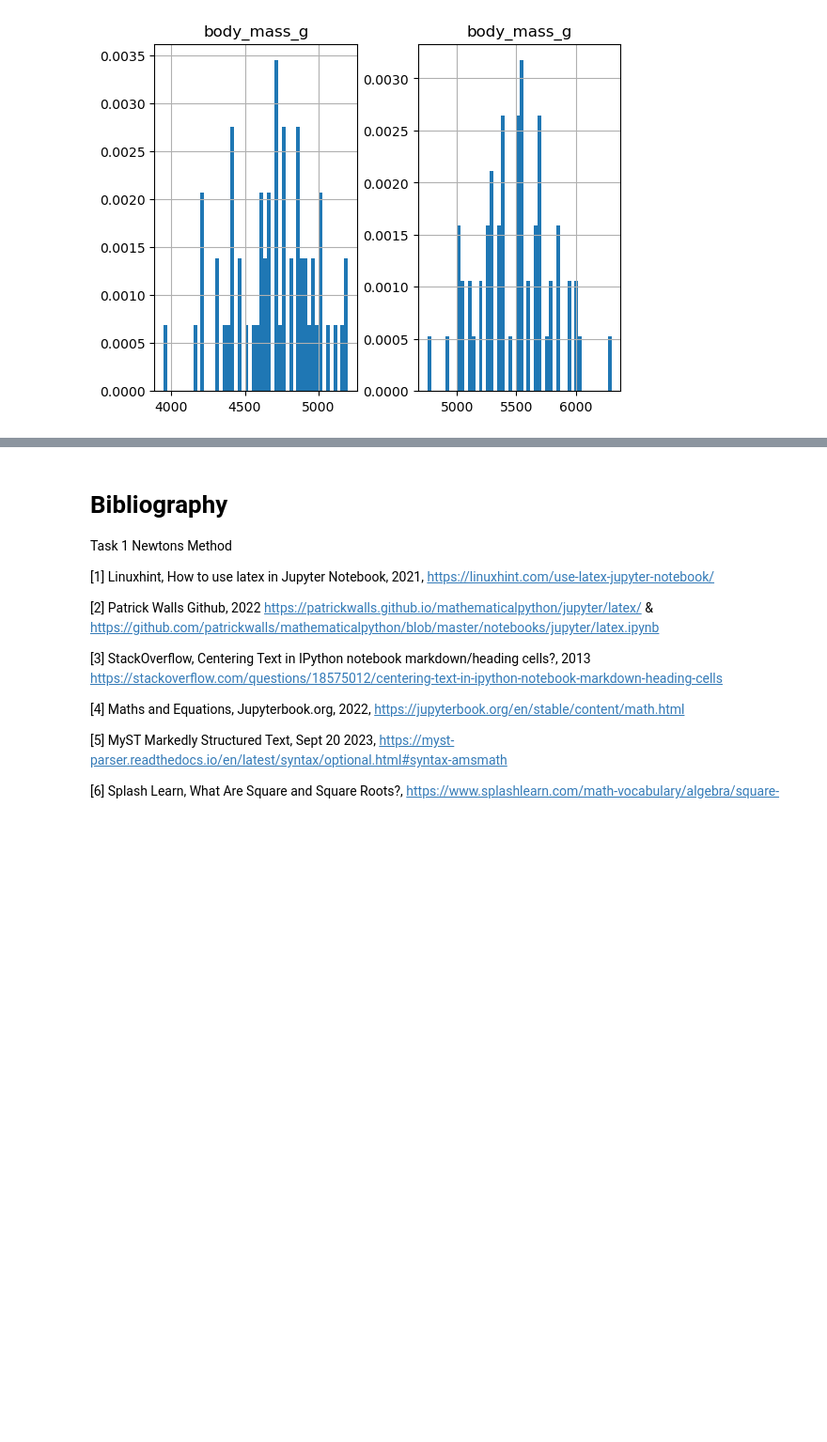
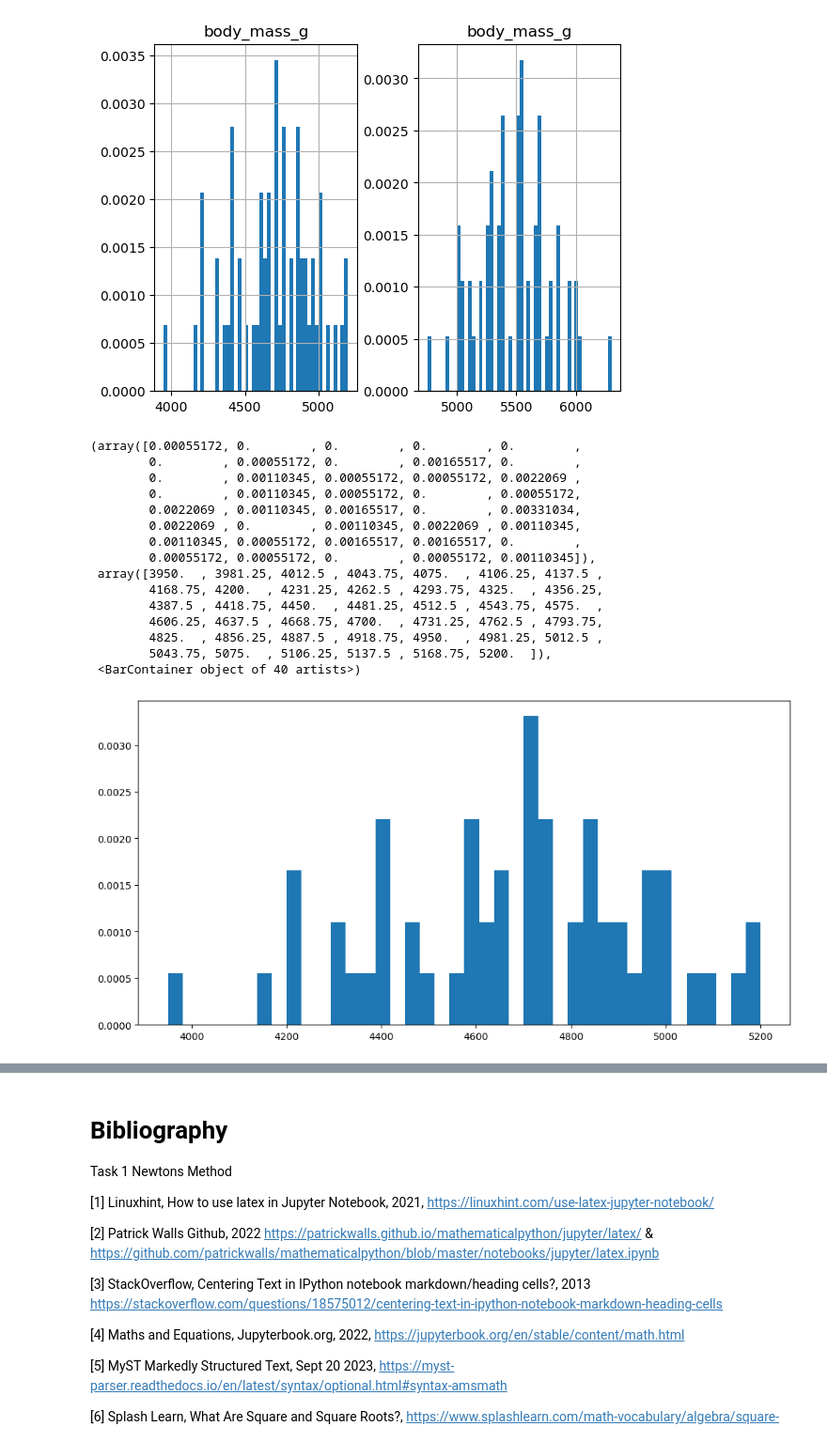
Before and after one commit to VCurry20/MachineLearning_Statistics, a Jupyter notebook: Tasks.ipynb, the cells around one changed output, grey strips where cells are left out. Shown at 94% size. Drawn from its saved outputs; the diff is of its cells as text; code cells hidden in the pictures; blank space fills up the shorter version.

```diff
--- a/Tasks.ipynb
+++ b/Tasks.ipynb
@@ -791,3 +787,24 @@ mass_m.hist(bins=50, ax=axes[1], density=True)
 # %% [output]
 array([<Axes: title={'center': 'body_mass_g'}>], dtype=object)
 [figure]
+# %%
+fig, ax = plt.subplots(figsize=(12,6))
+
+ax.hist(sample_f, bins=40, density=True)
+# %% [output]
+(array([0.00055172, 0.        , 0.        , 0.        , 0.        ,
+        0.        , 0.00055172, 0.        , 0.00165517, 0.        ,
+        0.        , 0.00110345, 0.00055172, 0.00055172, 0.0022069 ,
+        0.        , 0.00110345, 0.00055172, 0.        , 0.00055172,
+        0.0022069 , 0.00110345, 0.00165517, 0.        , 0.00331034,
+        0.0022069 , 0.        , 0.00110345, 0.0022069 , 0.00110345,
+        0.00110345, 0.00055172, 0.00165517, 0.00165517, 0.        ,
+        0.00055172, 0.00055172, 0.        , 0.00055172, 0.00110345]),
+ array([3950.  , 3981.25, 4012.5 , 4043.75, 4075.  , 4106.25, 4137.5 ,
+        4168.75, 4200.  , 4231.25, 4262.5 , 4293.75, 4325.  , 4356.25,
+        4387.5 , 4418.75, 4450.  , 4481.25, 4512.5 , 4543.75, 4575.  ,
+        4606.25, 4637.5 , 4668.75, 4700.  , 4731.25, 4762.5 , 4793.75,
+        4825.  , 4856.25, 4887.5 , 4918.75, 4950.  , 4981.25, 5012.5 ,
+        5043.75, 5075.  , 5106.25, 5137.5 , 5168.75, 5200.  ]),
+ <BarContainer object of 40 artists>)
+[figure, added]
```
Also changed, not shown: parts of 6 cells of this notebook.
